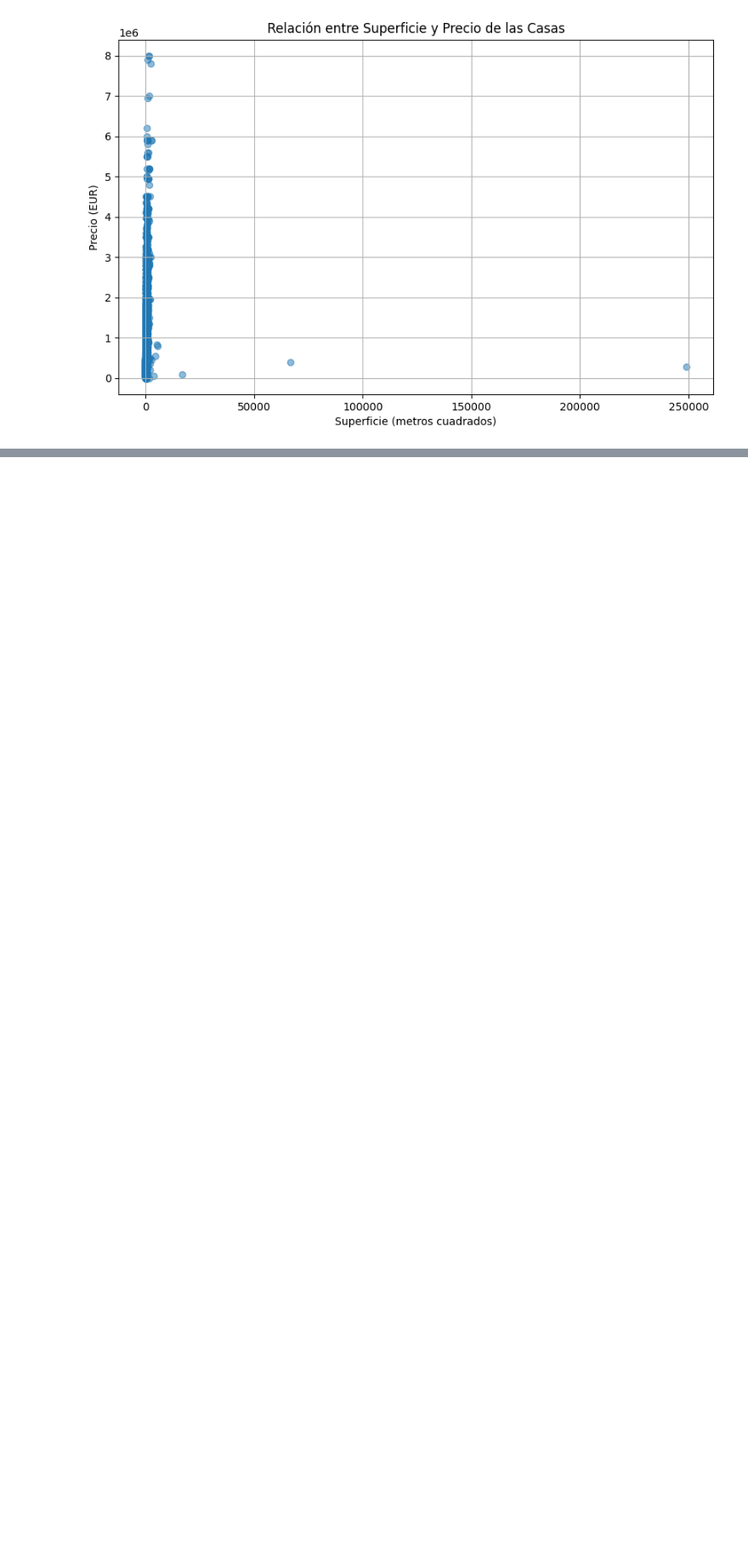
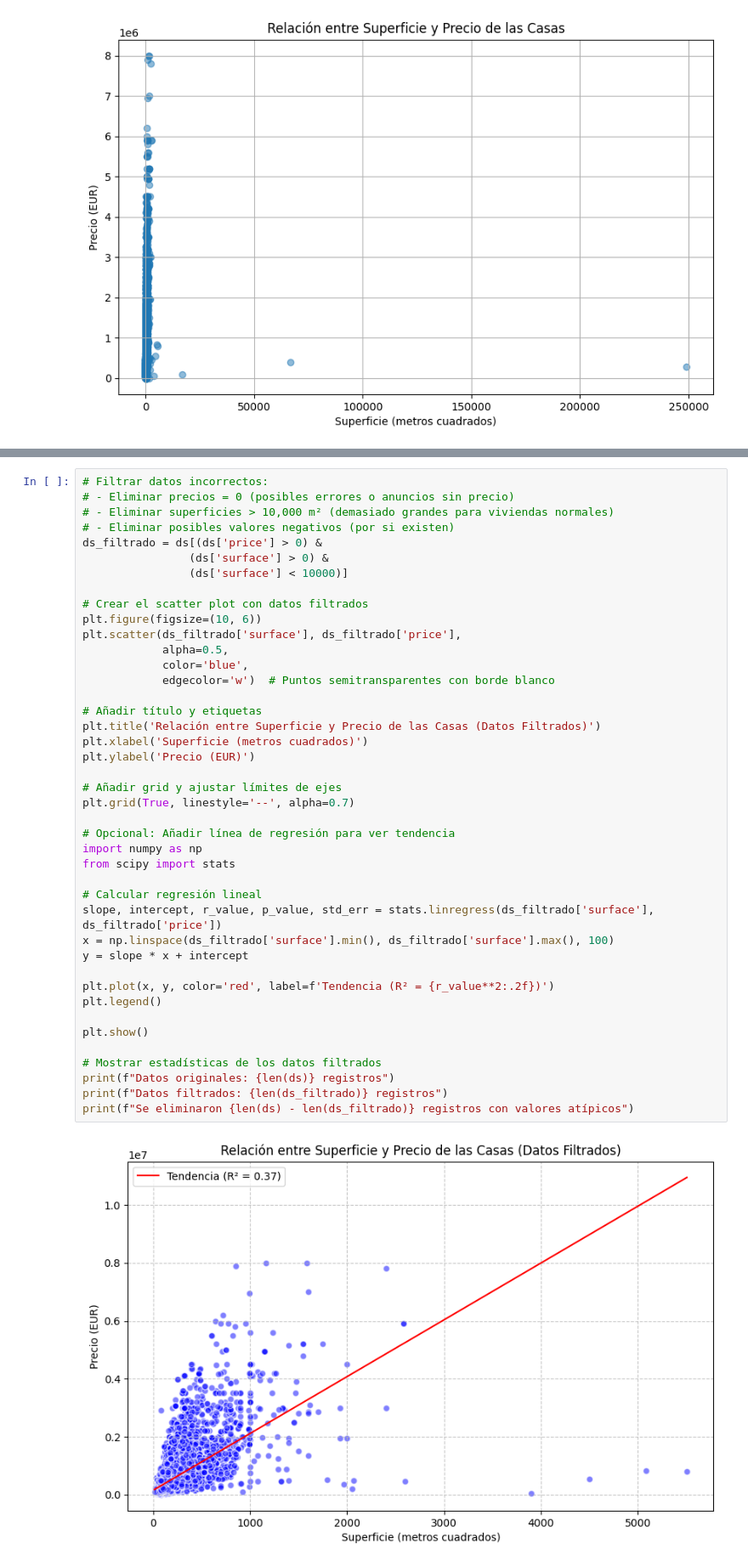
Before and after one commit to RozaSekouri/realestate-datacleanup-exercise, a Jupyter notebook: project.es.ipynb, the cells around one changed output, grey strips where cells are left out. Shown: that part at 85% size. Cells and saved outputs as stored; diff of their text form; blank space fills up the shorter version.

Commit message:
git push origin main

```diff
--- a/project.es.ipynb
+++ b/project.es.ipynb
@@ -283,0 +283,44 @@ plt.show()
+# %%
+# Filtrar datos incorrectos:
+# - Eliminar precios = 0 (posibles errores o anuncios sin precio)
+# - Eliminar superficies > 10,000 m² (demasiado grandes para viviendas normales)
+# - Eliminar posibles valores negativos (por si existen)
+ds_filtrado = ds[(ds['price'] > 0) &
+                (ds['surface'] > 0) &
+                (ds['surface'] < 10000)]
+
+# Crear el scatter plot con datos filtrados
+plt.figure(figsize=(10, 6))
+plt.scatter(ds_filtrado['surface'], ds_filtrado['price'],
+            alpha=0.5,
+            color='blue',
+            edgecolor='w')  # Puntos semitransparentes con borde blanco
+
+# Añadir título y etiquetas
+plt.title('Relación entre Superficie y Precio de las Casas (Datos Filtrados)')
+plt.xlabel('Superficie (metros cuadrados)')
+plt.ylabel('Precio (EUR)')
+
+# Añadir grid y ajustar límites de ejes
+plt.grid(True, linestyle='--', alpha=0.7)
+
+# Opcional: Añadir línea de regresión para ver tendencia
+import numpy as np
+from scipy import stats
+
+# Calcular regresión lineal
+slope, intercept, r_value, p_value, std_err = stats.linregress(ds_filtrado['surface'], ds_filtrado['price'])
+x = np.linspace(ds_filtrado['surface'].min(), ds_filtrado['surface'].max(), 100)
+y = slope * x + intercept
+
+plt.plot(x, y, color='red', label=f'Tendencia (R² = {r_value**2:.2f})')
+plt.legend()
+
+plt.show()
+
+# Mostrar estadísticas de los datos filtrados
+print(f"Datos originales: {len(ds)} registros")
+print(f"Datos filtrados: {len(ds_filtrado)} registros")
+print(f"Se eliminaron {len(ds) - len(ds_filtrado)} registros con valores atípicos")
+# %% [output]
+[figure, added]
```
Also changed, not shown: parts of 13 cells of this notebook, 1 other file.
